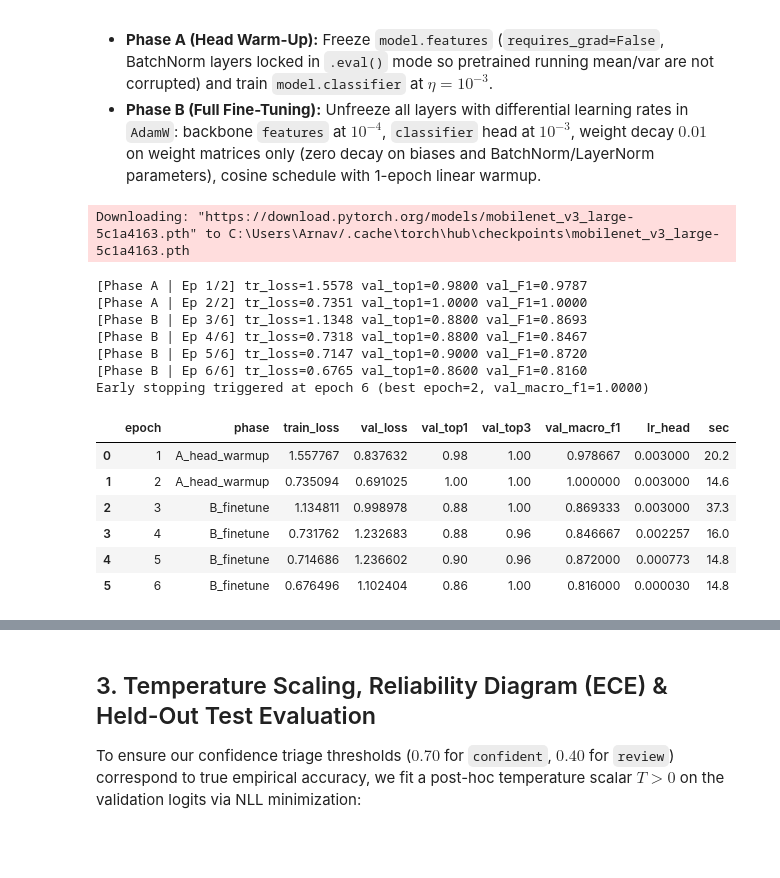
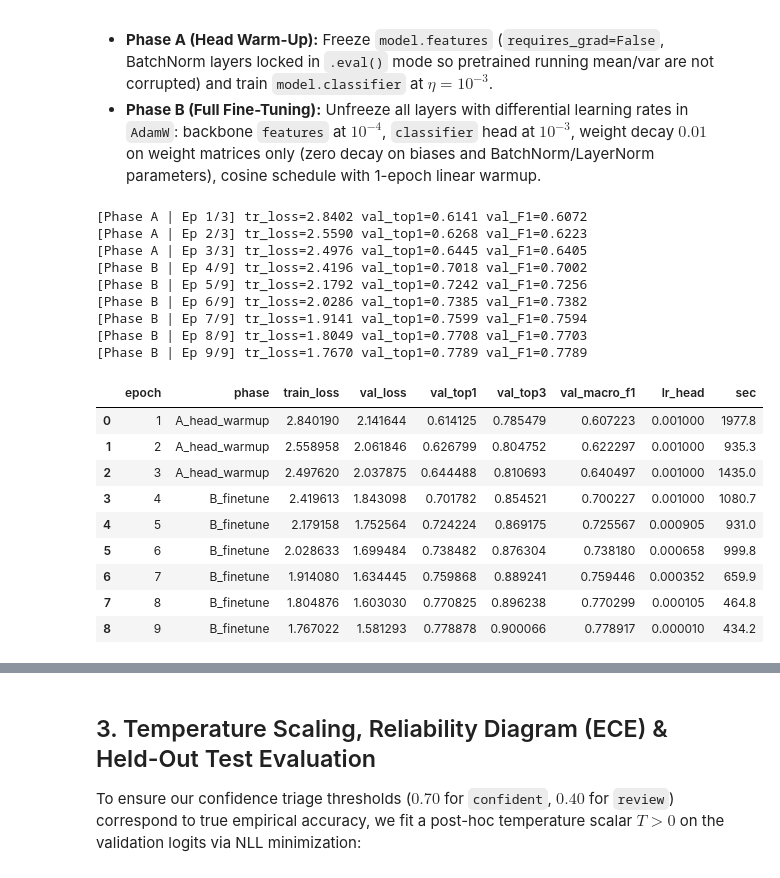
Before and after one commit to Artifact19/caloriecam-macro-triage, a Jupyter notebook: notebooks/02_mobilenetv3_finetuning.ipynb, the cells around one changed output, grey strips where cells are left out. Cells and saved outputs as stored; diff of their text form; code cells hidden in the pictures; blank space fills up the shorter version.

```diff
--- a/notebooks/02_mobilenetv3_finetuning.ipynb
+++ b/notebooks/02_mobilenetv3_finetuning.ipynb
@@ -263,8 +263,8 @@ use_cuda_amp = DEVICE == "cuda"
 scaler = torch.amp.GradScaler("cuda", enabled=use_cuda_amp)
 
 PHASE_A_EPOCHS = 2 if FAST_DEV else 3
-PHASE_B_EPOCHS = 4 if FAST_DEV else 12
-PATIENCE = 4
+PHASE_B_EPOCHS = 4 if FAST_DEV else 6
+PATIENCE = 3
 LR_HEAD = 3e-3 if FAST_DEV else 1e-3
 LR_BACKBONE = 3e-4 if FAST_DEV else 1e-4
 
@@ -342,47 +342,51 @@ for step_ep in range(1, PHASE_B_EPOCHS + 1):
     )
     print(f"[Phase B | Ep {ep}/{PHASE_A_EPOCHS + PHASE_B_EPOCHS}] tr_loss={tr_loss:.4f} val_top1={val_res['top1']:.4f} val_F1={val_res['macro_f1']:.4f}")
     if val_res["macro_f1"] > best_val_f1:
         best_val_f1 = val_res["macro_f1"]
         best_epoch = ep
         epochs_no_improve = 0
         torch.save(
             {
                 "state_dict": {k: v.cpu() for k, v in model.state_dict().items()},
                 "class_names": CLASSES,
                 "arch": ARCH,
                 "img_size": IMG_SIZE,
                 "mean": list(IMAGENET_MEAN),
                 "std": list(IMAGENET_STD),
                 "val_macro_f1": round(best_val_f1, 4),
                 "epoch": ep,
                 "temperature": 1.0,
             },
             ckpt_path,
         )
     else:
         epochs_no_improve += 1
         if epochs_no_improve >= PATIENCE:
             print(f"Early stopping triggered at epoch {ep} (best epoch={best_epoch}, val_macro_f1={best_val_f1:.4f})")
             break
 
 hist_df = pd.DataFrame(history)
 hist_df
 # %% [output]
-Downloading: "https://download.pytorch.org/models/mobilenet_v3_large-5c1a4163.pth" to C:\Users\Arnav/.cache\torch\hub\checkpoints\mobilenet_v3_large-5c1a4163.pth
+[Phase A | Ep 1/3] tr_loss=2.8402 val_top1=0.6141 val_F1=0.6072
+[Phase A | Ep 2/3] tr_loss=2.5590 val_top1=0.6268 val_F1=0.6223
+[Phase A | Ep 3/3] tr_loss=2.4976 val_top1=0.6445 val_F1=0.6405
+[Phase B | Ep 4/9] tr_loss=2.4196 val_top1=0.7018 val_F1=0.7002
+[Phase B | Ep 5/9] tr_loss=2.1792 val_top1=0.7242 val_F1=0.7256
+[Phase B | Ep 6/9] tr_loss=2.0286 val_top1=0.7385 val_F1=0.7382
+[Phase B | Ep 7/9] tr_loss=1.9141 val_top1=0.7599 val_F1=0.7594
+[Phase B | Ep 8/9] tr_loss=1.8049 val_top1=0.7708 val_F1=0.7703
+[Phase B | Ep 9/9] tr_loss=1.7670 val_top1=0.7789 val_F1=0.7789
-[Phase A | Ep 1/2] tr_loss=1.5578 val_top1=0.9800 val_F1=0.9787
-[Phase A | Ep 2/2] tr_loss=0.7351 val_top1=1.0000 val_F1=1.0000
-[Phase B | Ep 3/6] tr_loss=1.1348 val_top1=0.8800 val_F1=0.8693
-[Phase B | Ep 4/6] tr_loss=0.7318 val_top1=0.8800 val_F1=0.8467
-[Phase B | Ep 5/6] tr_loss=0.7147 val_top1=0.9000 val_F1=0.8720
-[Phase B | Ep 6/6] tr_loss=0.6765 val_top1=0.8600 val_F1=0.8160
-Early stopping triggered at epoch 6 (best epoch=2, val_macro_f1=1.0000)
 |  | epoch | phase | train_loss | val_loss | val_top1 | val_top3 | val_macro_f1 | lr_head | sec |
-| 0 | 1 | A_head_warmup | 1.557767 | 0.837632 | 0.98 | 1.00 | 0.978667 | 0.003000 | 20.2 |
-| 1 | 2 | A_head_warmup | 0.735094 | 0.691025 | 1.00 | 1.00 | 1.000000 | 0.003000 | 14.6 |
-| 2 | 3 | B_finetune | 1.134811 | 0.998978 | 0.88 | 1.00 | 0.869333 | 0.003000 | 37.3 |
-| 3 | 4 | B_finetune | 0.731762 | 1.232683 | 0.88 | 0.96 | 0.846667 | 0.002257 | 16.0 |
-| 4 | 5 | B_finetune | 0.714686 | 1.236602 | 0.90 | 0.96 | 0.872000 | 0.000773 | 14.8 |
-| 5 | 6 | B_finetune | 0.676496 | 1.102404 | 0.86 | 1.00 | 0.816000 | 0.000030 | 14.8 |
+| 0 | 1 | A_head_warmup | 2.840190 | 2.141644 | 0.614125 | 0.785479 | 0.607223 | 0.001000 | 1977.8 |
+| 1 | 2 | A_head_warmup | 2.558958 | 2.061846 | 0.626799 | 0.804752 | 0.622297 | 0.001000 | 935.3 |
+| 2 | 3 | A_head_warmup | 2.497620 | 2.037875 | 0.644488 | 0.810693 | 0.640497 | 0.001000 | 1435.0 |
+| 3 | 4 | B_finetune | 2.419613 | 1.843098 | 0.701782 | 0.854521 | 0.700227 | 0.001000 | 1080.7 |
+| 4 | 5 | B_finetune | 2.179158 | 1.752564 | 0.724224 | 0.869175 | 0.725567 | 0.000905 | 931.0 |
+| 5 | 6 | B_finetune | 2.028633 | 1.699484 | 0.738482 | 0.876304 | 0.738180 | 0.000658 | 999.8 |
+| 6 | 7 | B_finetune | 1.914080 | 1.634445 | 0.759868 | 0.889241 | 0.759446 | 0.000352 | 659.9 |
+| 7 | 8 | B_finetune | 1.804876 | 1.603030 | 0.770825 | 0.896238 | 0.770299 | 0.000105 | 464.8 |
+| 8 | 9 | B_finetune | 1.767022 | 1.581293 | 0.778878 | 0.900066 | 0.778917 | 0.000010 | 434.2 |
 # %%
 fig, axes = plt.subplots(1, 3, figsize=(13, 3.8))
 axes[0].plot(hist_df["epoch"], hist_df["train_loss"], marker="o", label="Train Loss")
```
Also changed, not shown: parts of 6 cells of this notebook, 31 other files.
